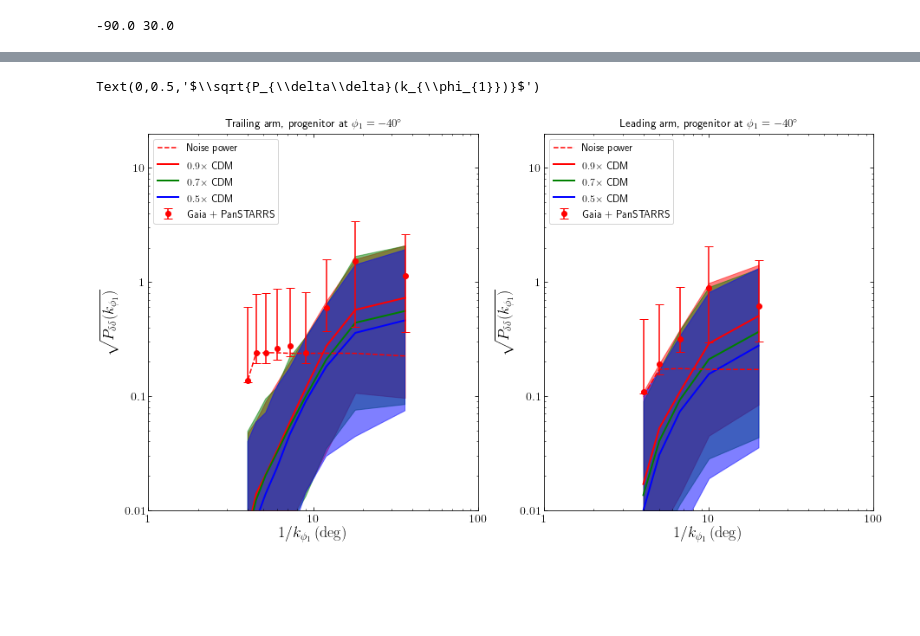
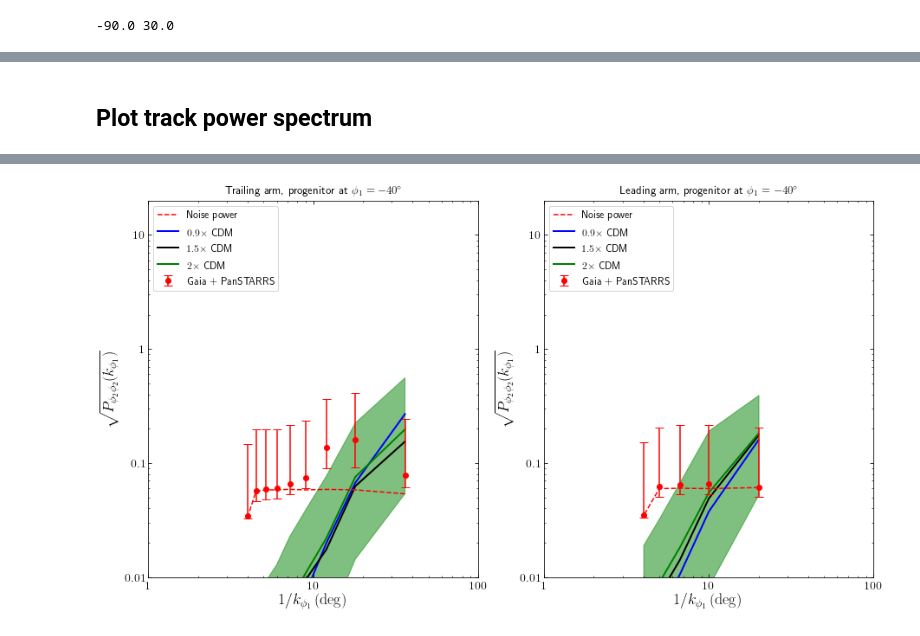
Before and after one commit to nbanik/Analyze_GD-1, a Jupyter notebook: make_plots.ipynb, the cells around one changed output, grey strips where cells are left out. Saved outputs shown, nothing was run; the diff lists cells and outputs as text; code cells hidden in the pictures; blank space fills up the shorter version.

```diff
--- a/make_plots.ipynb
+++ b/make_plots.ipynb
@@ -181,8 +186,8 @@ ephi2_cut_trail = ephi2_cut[phi1_cut > -40.]
 pp_lead= Polynomial.fit(phi1_cut_lead,lin_den_cut_lead,deg=3,w=1/(elin_den_cut_lead))  #for linear density
 pp_trail= Polynomial.fit(phi1_cut_trail,lin_den_cut_trail,deg=3,w=1/(elin_den_cut_trail))
 
-pp_phi2_lead= Polynomial.fit(phi1_cut_lead,phi2_cut_lead,deg=3,w=1/(ephi2_cut_lead))   # for track
-pp_phi2_trail= Polynomial.fit(phi1_cut_trail,phi2_cut_trail,deg=3,w=1/(ephi2_cut_trail))   # for track
+pp_phi2_lead= Polynomial.fit(phi1_cut_lead,phi2_cut_lead,deg=4,w=1/(ephi2_cut_lead))   # for track
+pp_phi2_trail= Polynomial.fit(phi1_cut_trail,phi2_cut_trail,deg=4,w=1/(ephi2_cut_trail))   # for track
 
 #normalize density, track and errors
 norm_den_lead = lin_den_cut_lead/pp_lead(phi1_cut_lead)
@@ -332,0 +507,2 @@ px_lead,py_noise_med_lead,ppy_noise_low_lead,ppy_noise_high_lead,py_err_dat_lead
+# %% [markdown]
+## Plot track power spectrum
@@ -333,4 +629,8 @@ px_lead,py_noise_med_lead,ppy_noise_low_lead,ppy_noise_high_lead,py_err_dat_lead
 # %%
+pxdat_track_lead,ppydat_noise_median_lead,ppydat_noise_low_lead,ppydat_noise_high_lead,py_err_dat_lead = Pk_data(phi1_cut_lead,norm_phi2_cut_lead,ephi2_cut_lead)
+pxdat_track_trail,ppydat_noise_median_trail,ppydat_noise_low_trail,ppydat_noise_high_trail,py_err_dat_trail = Pk_data(phi1_cut_trail,norm_phi2_cut_trail,ephi2_cut_trail)
+
+
 #Plot
 bovy_plot.bovy_print(axes_labelsize=18.,xtick_labelsize=14.,ytick_labelsize=14.)
 figsize(15,8)
@@ -341,25 +641,25 @@ arm='trailing'
 phi1_min=-38.
 phi1_max=-4.
 
-#dir='dens_Omega/subhalo_GMC_GC/prog-40/Tstream_3.4/1CDM/{}/physical_coords/'.format(arm)
-dir1='dens_Omega/subhalo_GMC_GC/prog-40/Tstream_3.4/0p9CDM/{}/physical_coords/'.format(arm)
-dir2='dens_Omega/subhalo_GMC_GC/prog-40/Tstream_3.4/0p7CDM/{}/physical_coords/'.format(arm)
-dir3='dens_Omega/subhalo_GMC_GC/prog-40/Tstream_3.4/0p5CDM/{}/physical_coords/'.format(arm)
+#dir0='dens_Omega/subhalo_GMC_GC/prog-40/Tstream_3.4/sigv_0p32/1CDM/{}/physical_coords/'.format(arm)
+dir1='dens_Omega/subhalo_GMC_GC/prog-40/Tstream_3.4/sigv_0p32/0p9CDM/{}/track/'.format(arm)
+dir2='dens_Omega/subhalo_GMC_GC/prog-40/Tstream_3.4/sigv_0p32/1p5CDM/{}/track/'.format(arm)
+dir3='dens_Omega/subhalo_GMC_GC/prog-40/Tstream_3.4/sigv_0p32/2CDM/{}/track/'.format(arm)
+
+loglog(pxdat_track_trail,py_err_dat_trail,color='red',zorder=10,ls='--',label='Noise power')
+
+errorbar(pxdat_track_trail,ppydat_noise_median_trail,
+         yerr=[ppydat_noise_low_trail,ppydat_noise_high_trail]
+         ,color='r',fmt='o',capsize=5.,capthick=1.,ecolor='r',label='Gaia + PanSTARRS')
 
 
+plot_pk_scatter(dir1,N=499,p1min=phi1_min,p1max=phi1_max,label=r'$0.9\times$ CDM',CDM=True,baryons=False,color='b',fill=False)
+plot_pk_scatter(dir2,N=498,p1min=phi1_min,p1max=phi1_max,label=r'$1.5\times$ CDM',CDM=True,baryons=False,color='k',fill=False)
+plot_pk_scatter(dir3,N=499,p1min=phi1_min,p1max=phi1_max,label=r'$2\times$ CDM',CDM=True,baryons=False,color='g',fill_color='g')
+#plot_pk_scatter(dir3,N=500,p1min=phi1_min,p1max=phi1_max,label=r'$0.5\times$ CDM',CDM=True,baryons=False,color='b',fill_color='b')
 
-loglog(px,py_err_dat,color='red',zorder=10,ls='--',label='Noise power')
-
-errorbar(px,py_noise_med,
-         yerr=[ppy_noise_low,ppy_noise_high]
-         ,color='r',fmt='o',capsize=5.,capthick=1.,ecolor='r',label='Gaia + PanSTARRS')
-
-#plot_pk_scatter(dir,N=499,p1min=phi1_min,p1max=phi1_max,label=r'$1\times$ CDM',CDM=True,baryons=False,color='k',fill_color='k')
-plot_pk_scatter(dir1,N=499,p1min=phi1_min,p1max=phi1_max,label=r'$0.9\times$ CDM',CDM=True,baryons=False,color='r',fill_color='r')
-plot_pk_scatter(dir2,N=499,p1min=phi1_min,p1max=phi1_max,label=r'$0.7\times$ CDM',CDM=True,baryons=False,color='g',fill_color='g')
-plot_pk_scatter(dir3,N=499,p1min=phi1_min,p1max=phi1_max,label=r'$0.5\times$ CDM',CDM=True,baryons=False,color='b',fill_color='b')
 set_ranges_and_labels_dens()
-plt.ylabel(r'$\sqrt{P_{\delta\delta}(k_{\phi_{1}})}$',fontsize=18)
+plt.ylabel(r'$\sqrt{P_{\phi_{2}\phi_{2}}(k_{\phi_{1}})}$',fontsize=18)
 
 subplot(1,2,2)
 title(r'Leading arm, progenitor at $\phi_{1} = -40^{\circ}$')
@@ -368,25 +668,26 @@ arm='leading'
 phi1_min=-60.
 phi1_max=-42.
 
-#dir='dens_Omega/subhalo_GMC_GC/prog-40/Tstream_3.4/1CDM/{}/physical_coords/'.format(arm)
-dir1='dens_Omega/subhalo_GMC_GC/prog-40/Tstream_3.4/0p9CDM/{}/physical_coords/'.format(arm)
-dir2='dens_Omega/subhalo_GMC_GC/prog-40/Tstream_3.4/0p7CDM/{}/physical_coords/'.format(arm)
-dir3='dens_Omega/subhalo_GMC_GC/prog-40/Tstream_3.4/0p5CDM/{}/physical_coords/'.format(arm)
+#dir0='dens_Omega/subhalo_GMC_GC/prog-40/Tstream_3.4/sigv_0p32/1CDM/{}/physical_coords/'.format(arm)
+dir1='dens_Omega/subhalo_GMC_GC/prog-40/Tstream_3.4/sigv_0p32/0p9CDM/{}/track/'.format(arm)
+dir2='dens_Omega/subhalo_GMC_GC/prog-40/Tstream_3.4/sigv_0p32/1p5CDM/{}/track/'.format(arm)
+dir3='dens_Omega/subhalo_GMC_GC/prog-40/Tstream_3.4/sigv_0p32/2CDM/{}/track/'.format(arm)
 
 
+loglog(pxdat_track_lead,py_err_dat_lead,color='red',zorder=10,ls='--',label='Noise power')
 
-loglog(px_lead,py_err_dat_lead,color='red',zorder=10,ls='--',label='Noise power')
-
-errorbar(px_lead,py_noise_med_lead,
-         yerr=[ppy_noise_low_lead,ppy_noise_high_lead]
+errorbar(pxdat_track_lead,ppydat_noise_median_lead,
+         yerr=[ppydat_noise_low_lead,ppydat_noise_high_lead]
          ,color='r',fmt='o',capsize=5.,capthick=1.,ecolor='r',label='Gaia + PanSTARRS')
 
-#plot_pk_scatter(dir,N=499,p1min=phi1_min,p1max=phi1_max,label=r'$1\times$ CDM',CDM=True,baryons=False,color='k',fill_color='k')
-plot_pk_scatter(dir1,N=499,p1min=phi1_min,p1max=phi1_max,label=r'$0.9\times$ CDM',CDM=True,baryons=False,color='r',fill_color='r')
-plot_pk_scatter(dir2,N=499,p1min=phi1_min,p1max=phi1_max,label=r'$0.7\times$ CDM',CDM=True,baryons=False,color='g',fill_color='g')
-plot_pk_scatter(dir3,N=499,p1min=phi1_min,p1max=phi1_max,label=r'$0.5\times$ CDM',CDM=True,baryons=False,color='b',fill_color='b')
+#plot_pk_scatter(dir0,N=499,p1min=phi1_min,p1max=phi1_max,label=r'$1\times$ CDM',CDM=True,baryons=False,color='k',fill_color='k')
+plot_pk_scatter(dir1,N=499,p1min=phi1_min,p1max=phi1_max,label=r'$0.9\times$ CDM',CDM=True,baryons=False,color='b',fill=False)
+plot_pk_scatter(dir2,N=498,p1min=phi1_min,p1max=phi1_max,label=r'$1.5\times$ CDM',CDM=True,baryons=False,color='k',fill=False)
+plot_pk_scatter(dir3,N=498,p1min=phi1_min,p1max=phi1_max,label=r'$2\times$ CDM',CDM=True,baryons=False,color='g',fill_color='g')
+
+
 set_ranges_and_labels_dens()
-plt.ylabel(r'$\sqrt{P_{\delta\delta}(k_{\phi_{1}})}$',fontsize=18)
+plt.ylabel(r'$\sqrt{P_{\phi_{2}\phi_{2}}(k_{\phi_{1}})}$',fontsize=18)
 #savefig('plots/power_baryons_trailing_arm_prog-40.pdf')
 #savefig('plots/power_baryonsonly_trailing_arm_prog-40.pdf')
 # %% [output]
@@ -410,2 +695 @@ plt.ylabel(r'$\sqrt{P_{\delta\delta}(k_{\phi_{1}})}$',fontsize=18)
-Text(0,0.5,'$\\sqrt{P_{\\delta\\delta}(k_{\\phi_{1}})}$')
-[figure, old version]
+[figure, new version]
```
Also changed, not shown: parts of 11 cells of this notebook.
